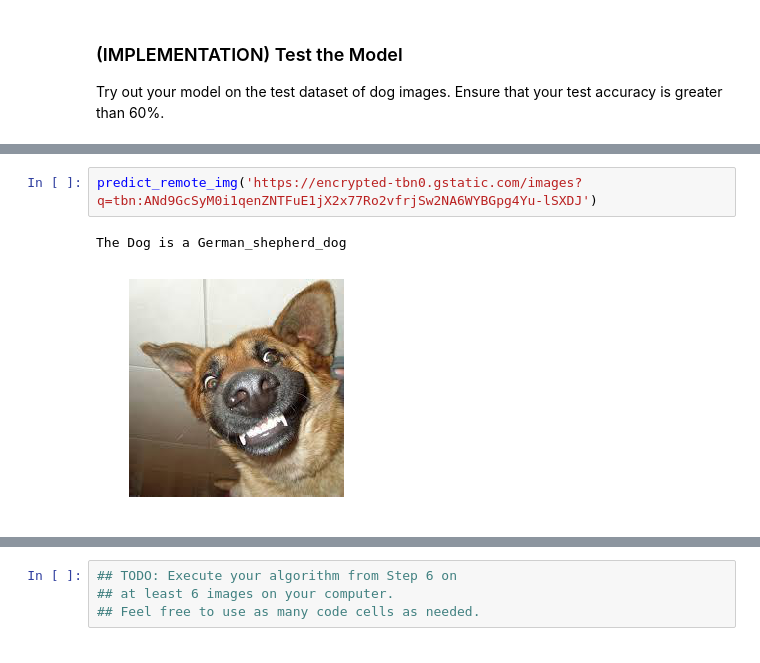
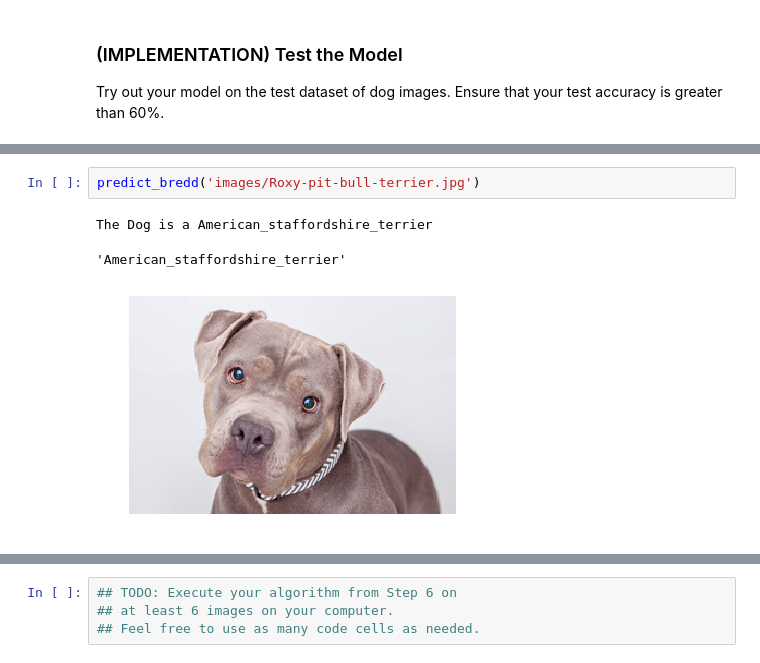
Before and after one commit to leojavier/dog-breed-udacity, a Jupyter notebook: dog_app.ipynb, the cells around one changed output, grey strips where cells are left out. Cells and saved outputs as stored; diff of their text form.

```diff
--- a/dog_app.ipynb
+++ b/dog_app.ipynb
@@ -758,5 +819,6 @@ The Dog is a American_staffordshire_terrier
-# %%
-predict_remote_img('https://encrypted-tbn0.gstatic.com/images?q=tbn:ANd9GcSyM0i1qenZNTFuE1jX2x77Ro2vfrjSw2NA6WYBGpg4Yu-lSXDJ')
-# %% [output]
-The Dog is a German_shepherd_dog
-[figure, removed]
+# %%
+predict_bredd('images/Roxy-pit-bull-terrier.jpg')
+# %% [output]
+The Dog is a American_staffordshire_terrier
+'American_staffordshire_terrier'
+[figure, added]
```
Also changed, not shown: parts of 46 cells of this notebook, 3 other files.
